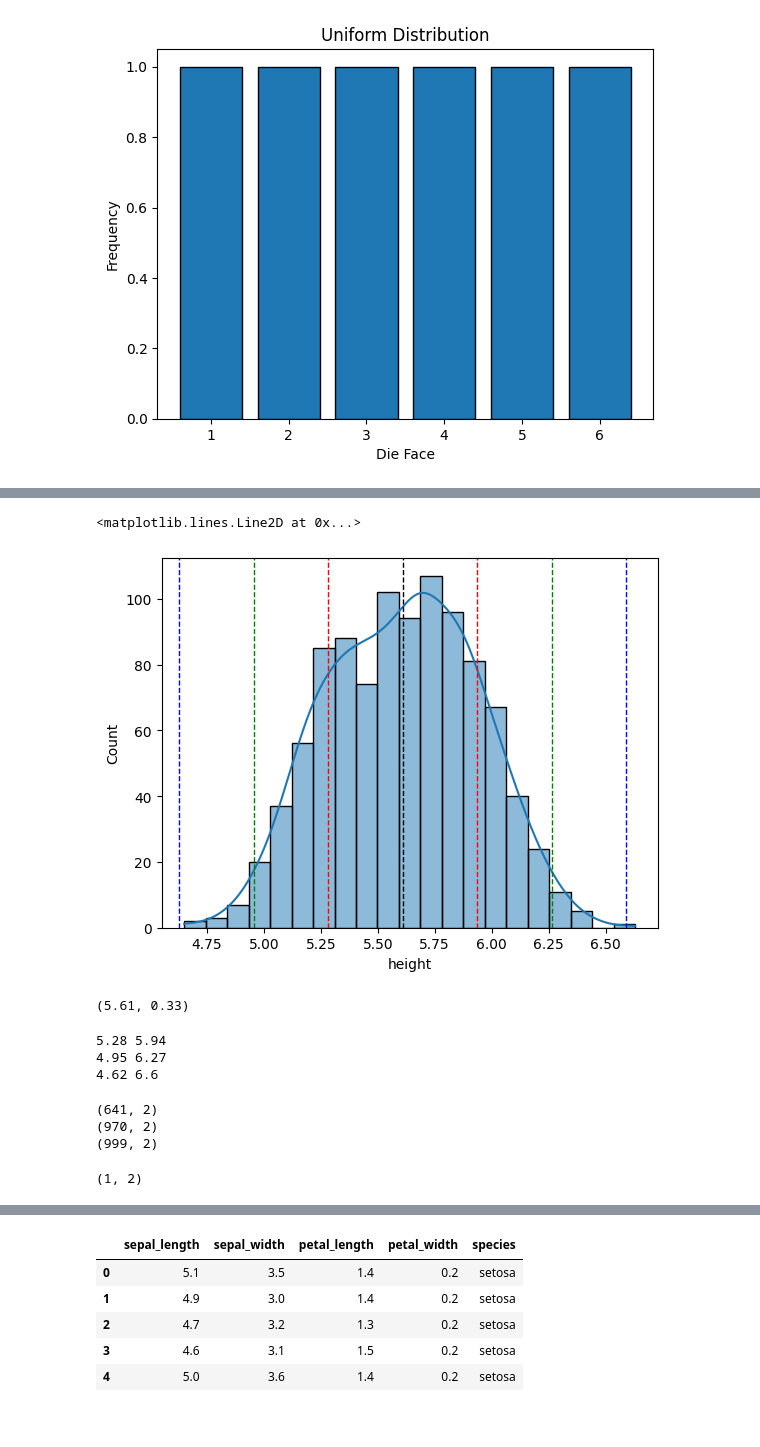
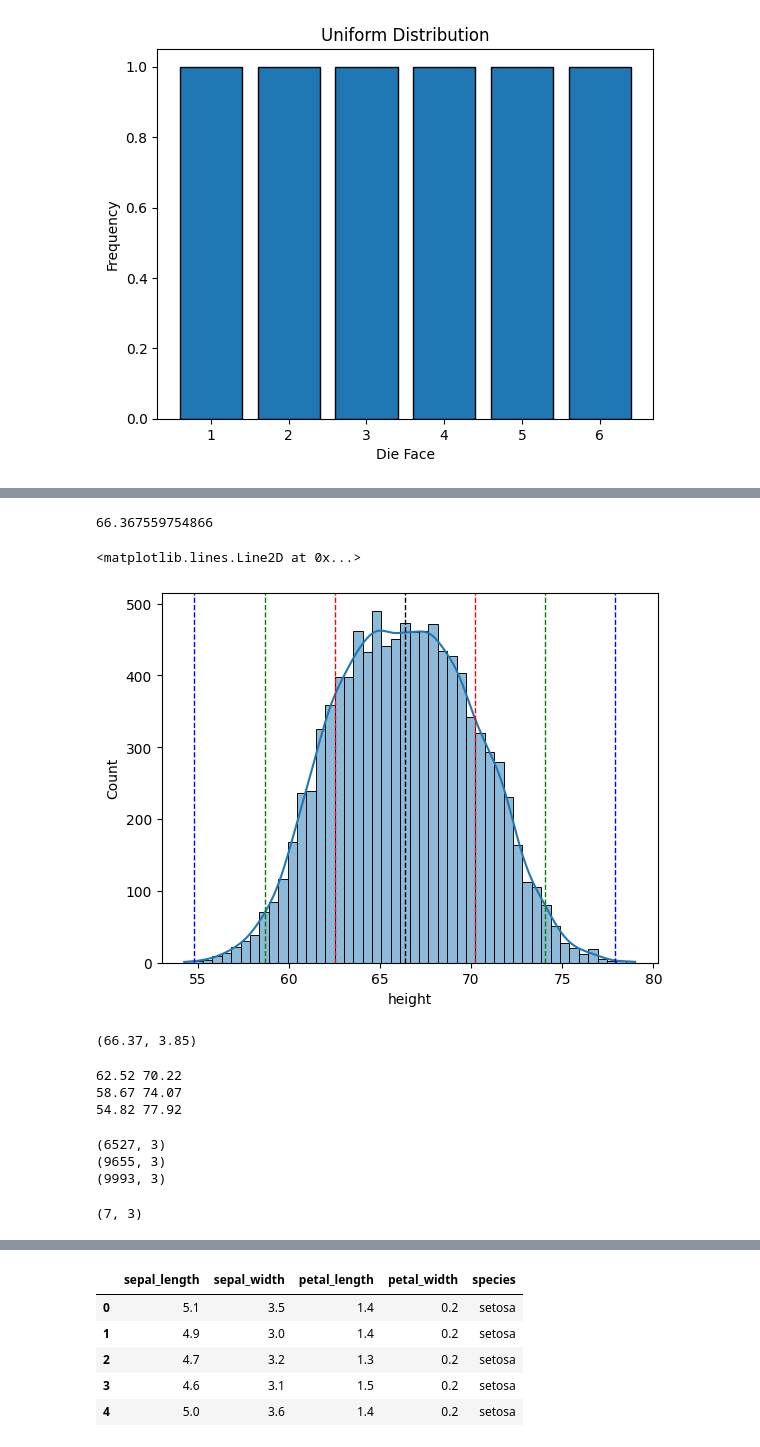
Before and after one commit to Shanmukh15501/DSML_PRACTISE_FILES, a Jupyter notebook: STATISTICS/session4.ipynb, the cells around one changed output, grey strips where cells are left out. Cells and saved outputs as stored; diff of their text form; code cells hidden in the pictures.

```diff
--- a/STATISTICS/session4.ipynb
+++ b/STATISTICS/session4.ipynb
@@ -48,40 +372,42 @@ plt.show()
 # %%
 import pandas as pd
 from matplotlib import pyplot as plt
 import seaborn as sns
 
-df = pd.read_csv("D:\\PROJECT_PRACTISE_DIRS\\DSML_PRACTISE_FILES\\DATASETS\\heights.csv")
+df = pd.read_csv("C:\\Users\\shanmukh.adari\\Documents\\GitHub\\DSML_PRACTISE_FILES\\DATASETS\\heights.csv")
 df.head(3)
 
 
 mean = df.height.mean()
 std = df.height.std()
 
+print(mean)
 sns.histplot(df.height, kde=True)
 
 plt.axvline(mean, color='k', linestyle='dashed', linewidth=1)
 
 # one stadard deviation
 plt.axvline(mean + std, color='r', linestyle='dashed', linewidth=1)#mu+1sigma
 plt.axvline(mean - std, color='r', linestyle='dashed', linewidth=1)#mu-1sigma
 
 # two standard deviation
 plt.axvline(mean + 2*std, color='g', linestyle='dashed', linewidth=1)#mu+2sigma
 plt.axvline(mean - 2*std, color='g', linestyle='dashed', linewidth=1)#mu-2sigma
 
 # three standard deviation
 plt.axvline(mean + 3*std, color='b', linestyle='dashed', linewidth=1)
 plt.axvline(mean - 3*std, color='b', linestyle='dashed', linewidth=1)
 # %% [output]
-<matplotlib.lines.Line2D at 0x...>
+66.367559754866
+<matplotlib.lines.Line2D at 0x...>
-[figure, old version]
+[figure, new version]
 # %%
 std = round(df.height.std(),2)
 mean = round(df.height.mean(),2)
 
 mean, std
 # %% [output]
-(5.61, 0.33)
+(66.37, 3.85)
 # %%
 left1 = round(mean-std,2)
 right1 = round(mean+std,2)
@@ -96,9 +422,9 @@ print(left1, right1)
 print(left2, right2)
 print(left3, right3)
 # %% [output]
-5.28 5.94
-4.95 6.27
-4.62 6.6
+62.52 70.22
+58.67 74.07
+54.82 77.92
 # %%
 print(df[(df.height>left1)&(df.height<right1)].shape)#64% of data lies between 1 std
 
@@ -106,12 +432,12 @@ print(df[(df.height>left2)&(df.height<right2)].shape)#97% of data lies between 2
 
 print(df[(df.height>left3)&(df.height<right3)].shape)#99% of data lies between 3 std
 # %% [output]
-(641, 2)
-(970, 2)
-(999, 2)
+(6527, 3)
+(9655, 3)
+(9993, 3)
 # %%
 #Outliers Count if its a normal distribution
 
 print(df[(df.height<left3)|(df.height>right3)].shape)#0.7% of data lies outside
 # %% [output]
-(1, 2)
+(7, 3)
```
Also changed, not shown: parts of 28 cells of this notebook, 5 other files.
